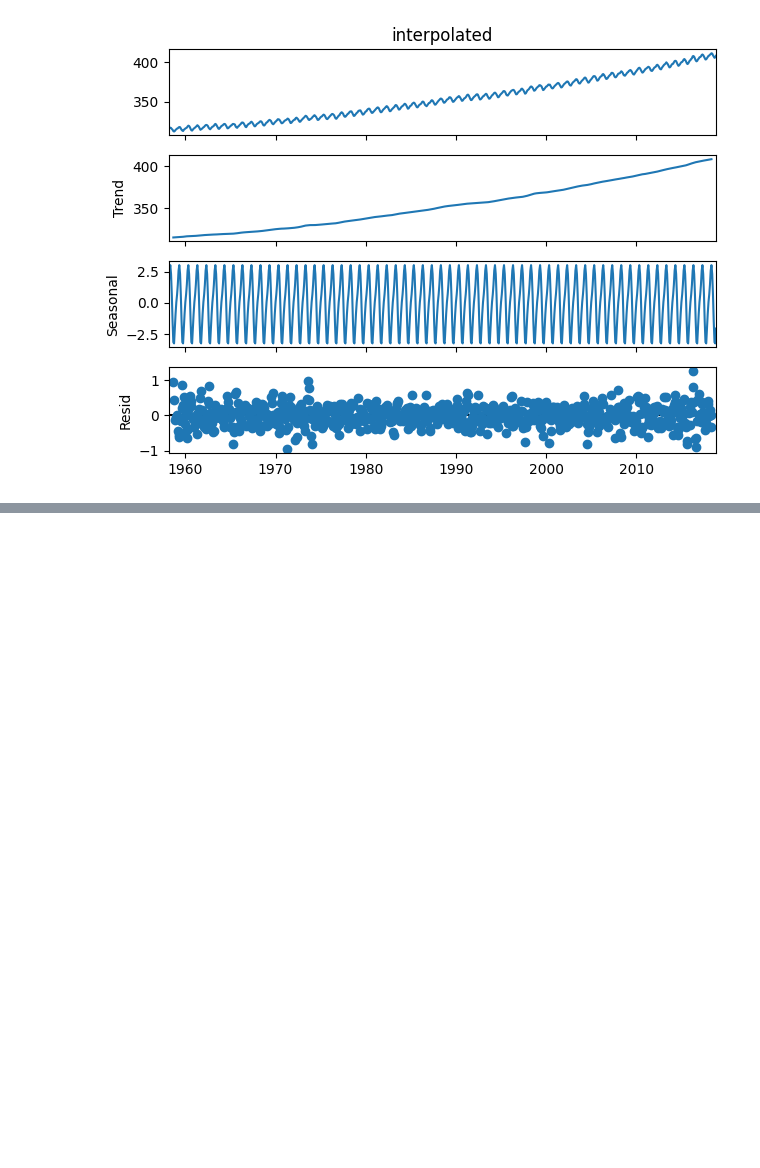
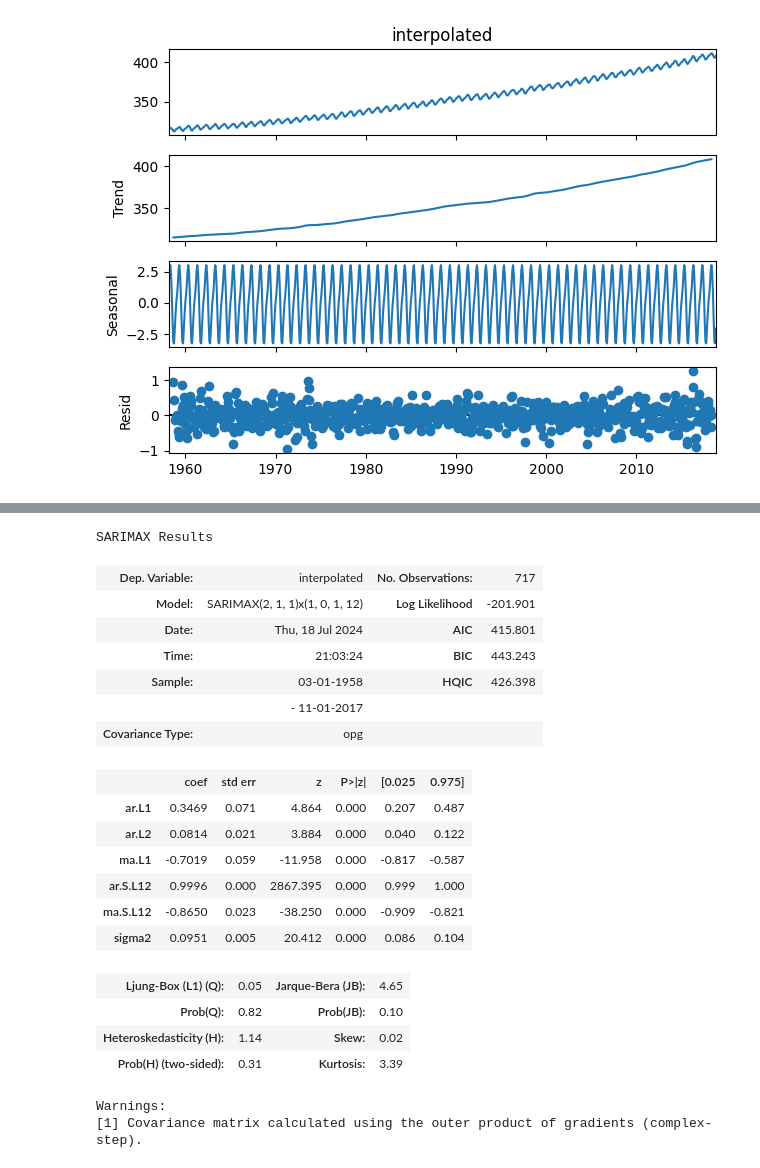
Before and after one commit to nmaiya/ColabTimeSeries, a Jupyter notebook: SARIMAX.ipynb, the cells around one changed output, grey strips where cells are left out. Cells and saved outputs as stored; diff of their text form; code cells hidden in the pictures; blank space fills up the shorter version.

```diff
--- a/SARIMAX.ipynb
+++ b/SARIMAX.ipynb
@@ -91,0 +136,24 @@ auto_arima(df['interpolated'],seasonal=True,m=12).summary()
+# %%
+results.summary()
+# %% [output]
+SARIMAX Results
+| Dep. Variable: | interpolated | No. Observations: | 717 |
+| Model: | SARIMAX(2, 1, 1)x(1, 0, 1, 12) | Log Likelihood | -201.901 |
+| Date: | Thu, 18 Jul 2024 | AIC | 415.801 |
+| Time: | 21:03:24 | BIC | 443.243 |
+| Sample: | 03-01-1958 | HQIC | 426.398 |
+|  | - 11-01-2017 |  |  |
+| Covariance Type: | opg |  |  |
+|  | coef | std err | z | P>|z| | [0.025 | 0.975] |
+| ar.L1 | 0.3469 | 0.071 | 4.864 | 0.000 | 0.207 | 0.487 |
+| ar.L2 | 0.0814 | 0.021 | 3.884 | 0.000 | 0.040 | 0.122 |
+| ma.L1 | -0.7019 | 0.059 | -11.958 | 0.000 | -0.817 | -0.587 |
+| ar.S.L12 | 0.9996 | 0.000 | 2867.395 | 0.000 | 0.999 | 1.000 |
+| ma.S.L12 | -0.8650 | 0.023 | -38.250 | 0.000 | -0.909 | -0.821 |
+| sigma2 | 0.0951 | 0.005 | 20.412 | 0.000 | 0.086 | 0.104 |
+| Ljung-Box (L1) (Q): | 0.05 | Jarque-Bera (JB): | 4.65 |
+| Prob(Q): | 0.82 | Prob(JB): | 0.10 |
+| Heteroskedasticity (H): | 1.14 | Skew: | 0.02 |
+| Prob(H) (two-sided): | 0.31 | Kurtosis: | 3.39 |
+Warnings:
+[1] Covariance matrix calculated using the outer product of gradients (complex-step).
```
Also changed, not shown: parts of 9 cells of this notebook.
